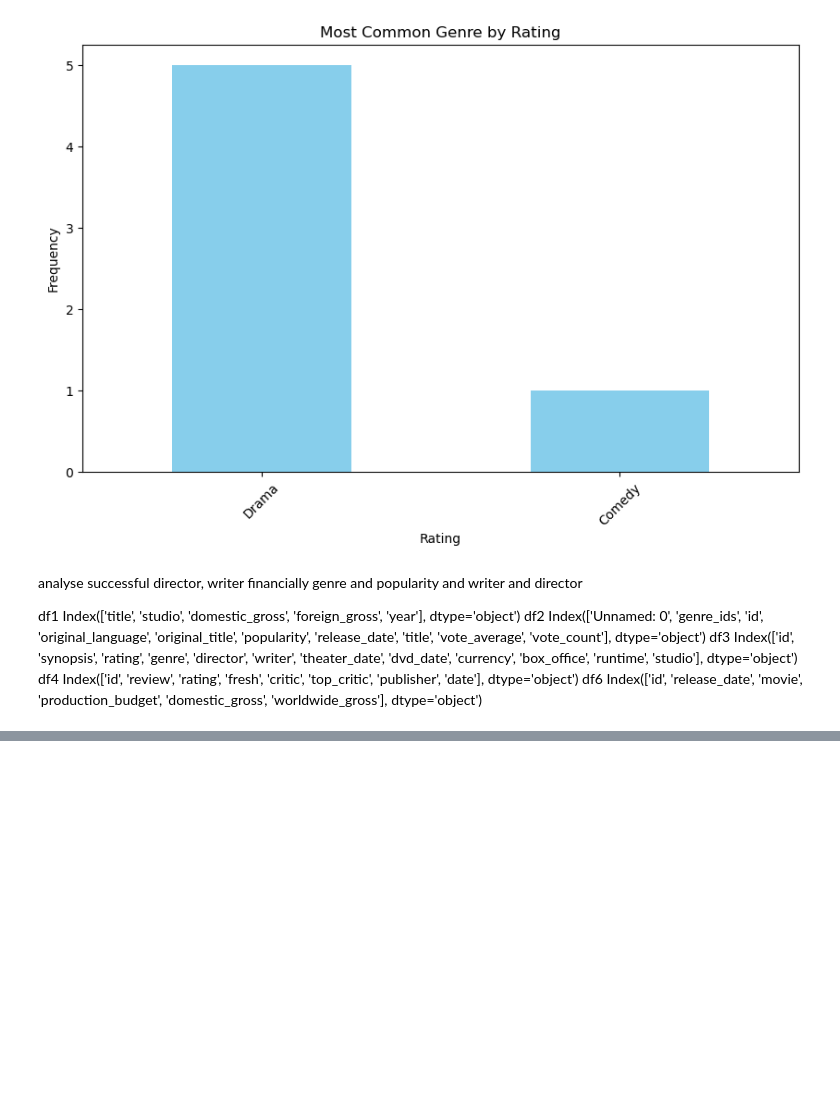
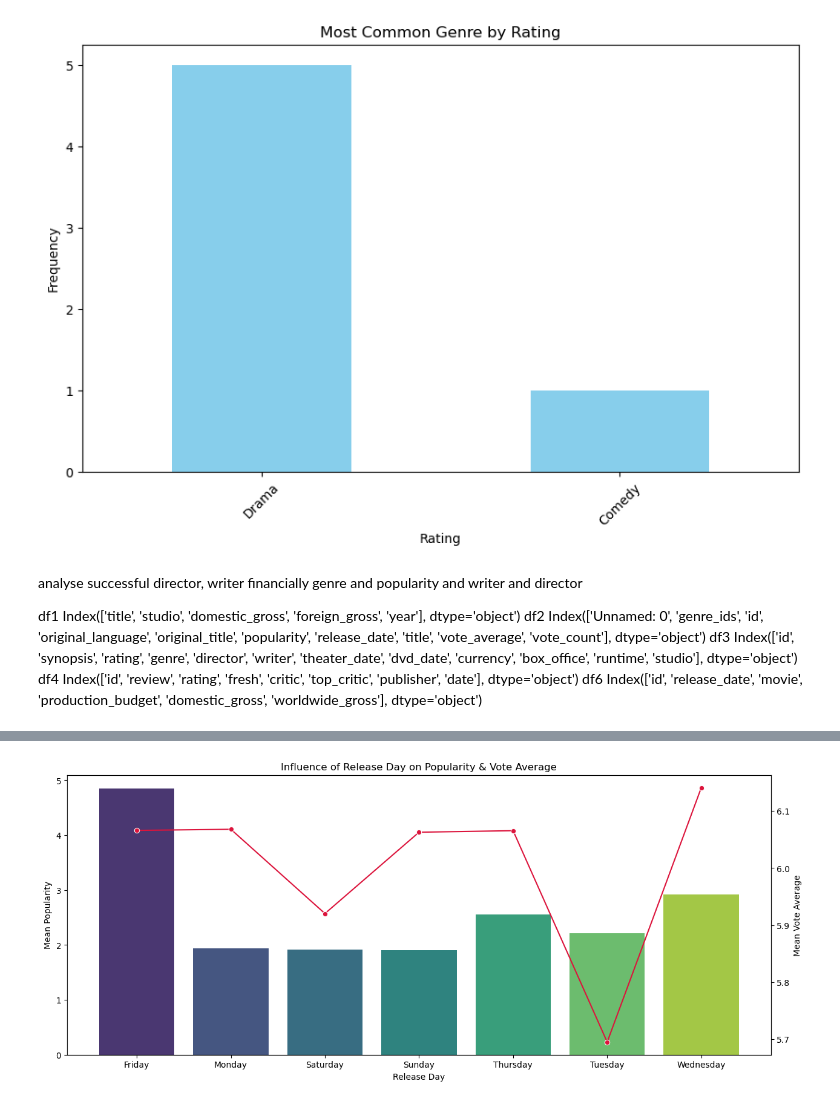
Before and after one commit to MMarinelis/Dat8-project-1, a Jupyter notebook: Movie Analysis-1.ipynb, the cells around one changed output, grey strips where cells are left out. Drawn from its saved outputs; the diff is of its cells as text; code cells hidden in the pictures; blank space fills up the shorter version.

```diff
--- a/Movie Analysis-1.ipynb
+++ b/Movie Analysis-1.ipynb
@@ -552,0 +585,18 @@ df6 Index(['id', 'release_date', 'movie', 'production_budget', 'domestic_gross',
+# %%
+# Creating a subplot for Day data
+plt.figure(figsize=(15, 6))
+
+# Bar plot for mean popularity
+sns.barplot(x='release_day', y='mean_popularity', data=day_group, palette="viridis")
+plt.ylabel('Mean Popularity')
+plt.xlabel('Release Day')
+plt.title('Influence of Release Day on Popularity & Vote Average')
+
+# Line plot for mean vote average
+ax2 = plt.gca().twinx()
+sns.lineplot(x='release_day', y='mean_vote', data=day_group, color='crimson', marker="o")
+ax2.set_ylabel('Mean Vote Average')
+
+plt.show()
+# %% [output]
+[figure, added]
```
Also changed, not shown: parts of 4 cells of this notebook, 3 other files.
